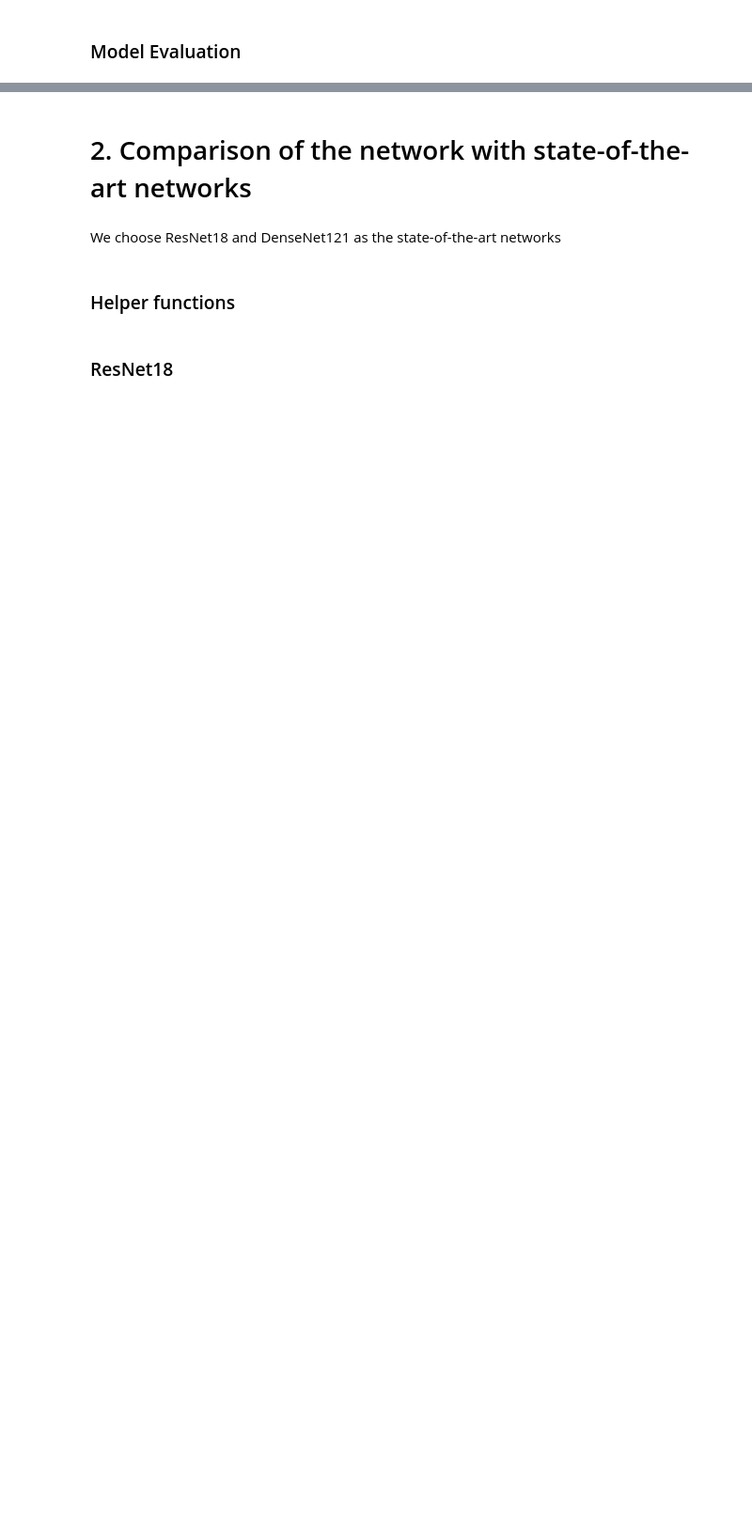
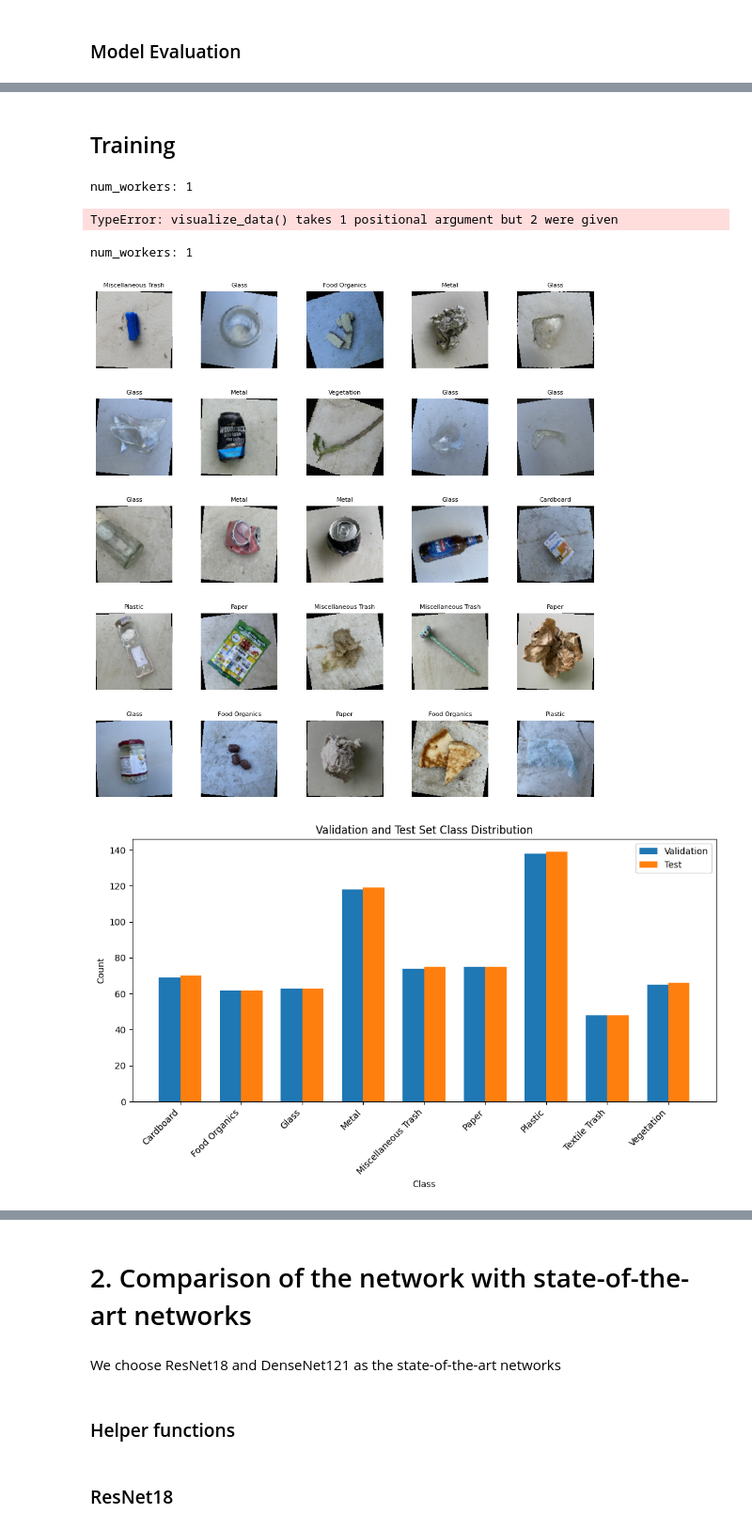
Before and after one commit to codebyrpp/Real-Waste-Classifier, a Jupyter notebook: notebook.ipynb, the cells around one changed output, grey strips where cells are left out. Shown at 94% size. Drawn from its saved outputs; the diff is of its cells as text; code cells hidden in the pictures; blank space fills up the shorter version.

```diff
--- a/notebook.ipynb
+++ b/notebook.ipynb
@@ -867,0 +797,17 @@ Miscellaneous Trash       0.69      0.29      0.41        75
+# %% [markdown]
+## Training
+# %%
+# common hyperparameters
+num_epochs = 20
+batch_size = 128
+img_size = 128
+# %%
+train_loader, val_loader, test_loader, classes, num_classes, train_dataset, val_dataset, test_dataset = load_and_preprocess_data(train_dir, val_dir, test_dir, batch_size, img_size)
+
+# print quick dataset stats
+print(f"num_classes: {num_classes}, batch_size: {batch_size}")
+n_train = len(train_dataset)
+print("Training samples", n_train)
+# %% [output]
+num_workers: 1
+TypeError: visualize_data() takes 1 positional argument but 2 were given
@@ -867,0 +818,13 @@ Miscellaneous Trash       0.69      0.29      0.41        75
+# %%
+# model
+model = CNNModel(
+    num_classes=num_classes,
+    num_pooling_blocks=3,
+    start_channels=32
+).to(device)
+
+summary(model, input_size=(3, 128, 128))
+# %% [output]
+num_workers: 1
+[figure, added]
+[figure, added]
```
Also changed, not shown: parts of 27 cells of this notebook.
